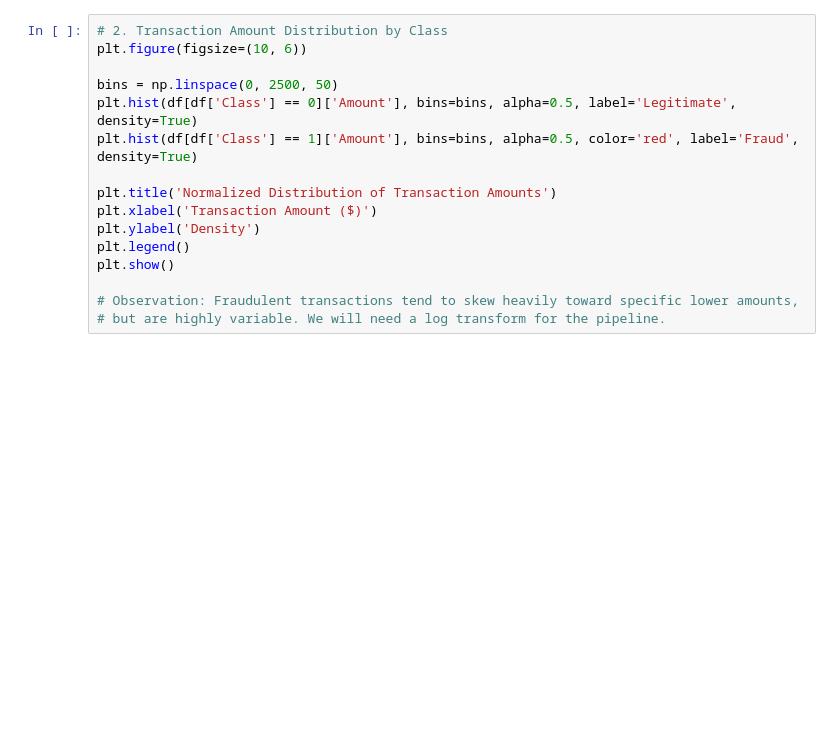
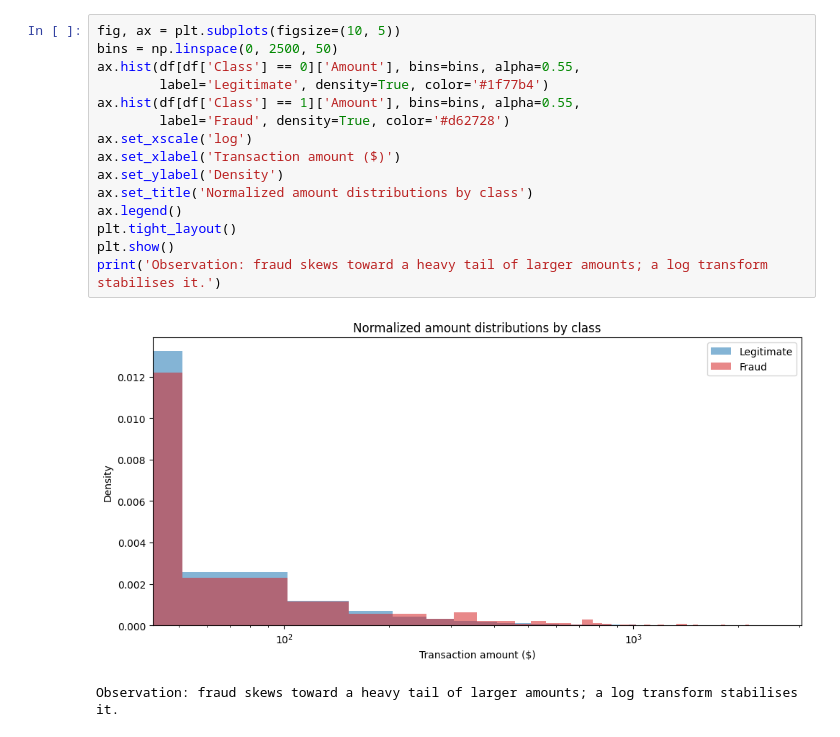
Before and after one commit to leonardo28dias/fraud-detection-platform, a Jupyter notebook: notebooks/01_exploratory_data_analysis.ipynb, the cells around one changed output. Cells and saved outputs as stored; diff of their text form; blank space fills up the shorter version.

```diff
--- a/notebooks/01_exploratory_data_analysis.ipynb
+++ b/notebooks/01_exploratory_data_analysis.ipynb
@@ -25,16 +70,18 @@ NameError: name 'df' is not defined
 # %%
-# 2. Transaction Amount Distribution by Class
-plt.figure(figsize=(10, 6))
-
+fig, ax = plt.subplots(figsize=(10, 5))
 bins = np.linspace(0, 2500, 50)
-plt.hist(df[df['Class'] == 0]['Amount'], bins=bins, alpha=0.5, label='Legitimate', density=True)
-plt.hist(df[df['Class'] == 1]['Amount'], bins=bins, alpha=0.5, color='red', label='Fraud', density=True)
-
-plt.title('Normalized Distribution of Transaction Amounts')
-plt.xlabel('Transaction Amount ($)')
-plt.ylabel('Density')
-plt.legend()
+ax.hist(df[df['Class'] == 0]['Amount'], bins=bins, alpha=0.55,
+        label='Legitimate', density=True, color='#1f77b4')
+ax.hist(df[df['Class'] == 1]['Amount'], bins=bins, alpha=0.55,
+        label='Fraud', density=True, color='#d62728')
+ax.set_xscale('log')
+ax.set_xlabel('Transaction amount ($)')
+ax.set_ylabel('Density')
+ax.set_title('Normalized amount distributions by class')
+ax.legend()
+plt.tight_layout()
 plt.show()
-
-# Observation: Fraudulent transactions tend to skew heavily toward specific lower amounts,
-# but are highly variable. We will need a log transform for the pipeline.
+print('Observation: fraud skews toward a heavy tail of larger amounts; a log transform stabilises it.')
+# %% [output]
+[figure, added]
+Observation: fraud skews toward a heavy tail of larger amounts; a log transform stabilises it.
```
Also changed, not shown: parts of 10 cells of this notebook, 35 other files.
